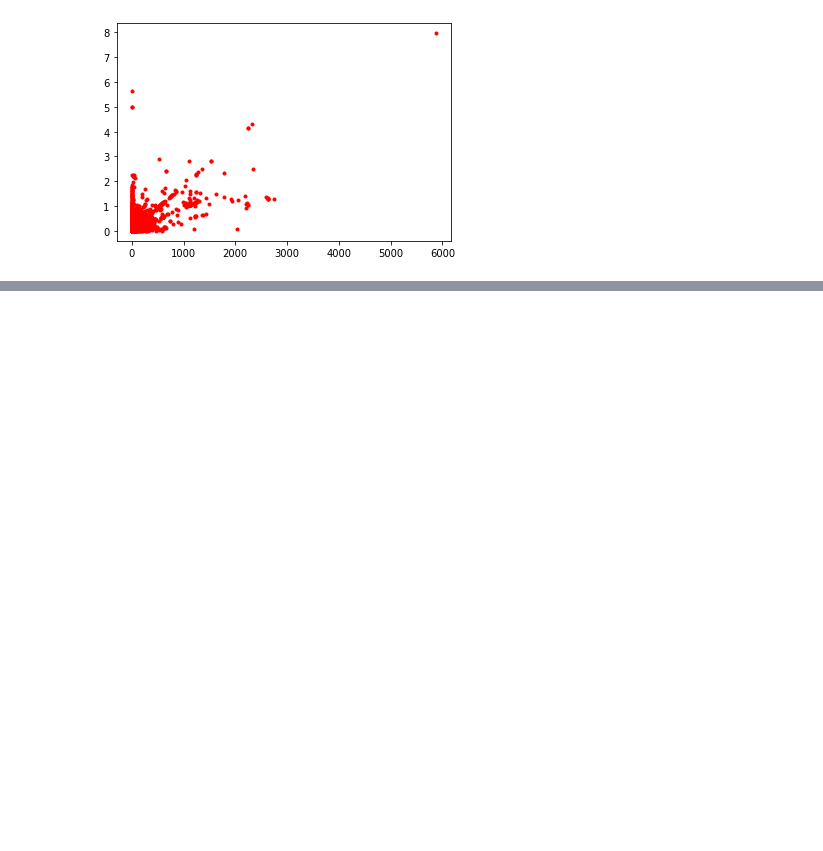
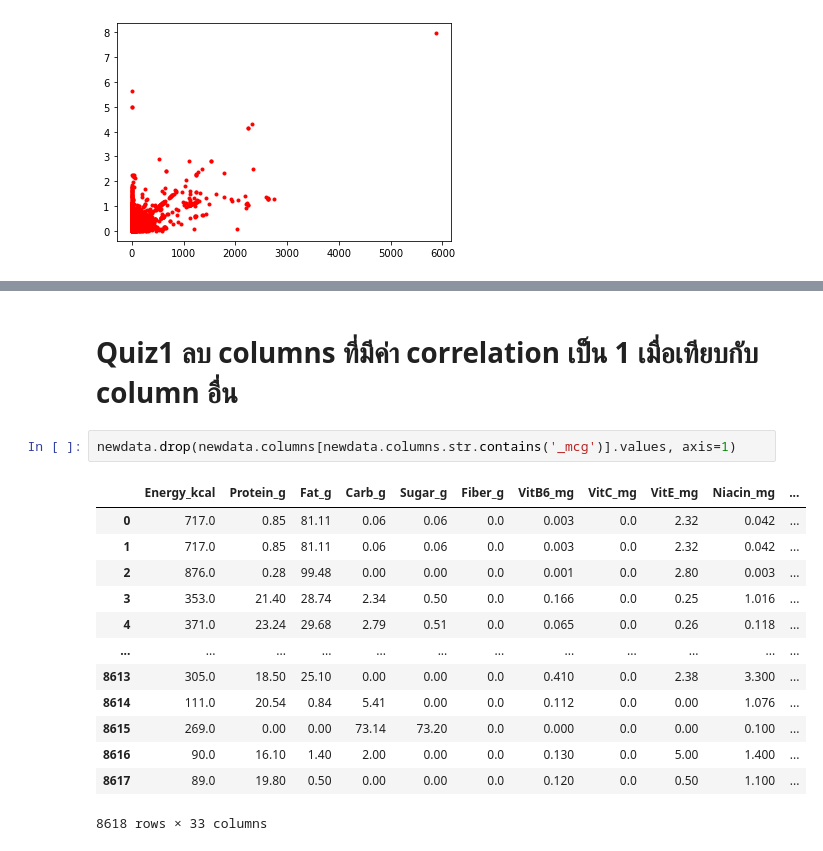
Before and after one commit to SupidchayaTangkidwanich/multivariate, a Jupyter notebook: Chapter3_PCA.ipynb, the cells around one changed output, grey strips where cells are left out. Drawn from its saved outputs; the diff is of its cells as text; blank space fills up the shorter version.

Commit message:
Quiz1

```diff
--- a/Chapter3_PCA.ipynb
+++ b/Chapter3_PCA.ipynb
@@ -397,0 +434,18 @@ plt.plot(newdata.iloc[:,11],newdata.iloc[:,29],'r.')
+# %% [markdown]
+# Quiz1 ลบ columns ที่มีค่า correlation เป็น 1 เมื่อเทียบกับ column อื่น
+# %%
+newdata.drop(newdata.columns[newdata.columns.str.contains('_mcg')].values, axis=1)
+# %% [output]
+|  | Energy_kcal | Protein_g | Fat_g | Carb_g | Sugar_g | Fiber_g | VitB6_mg | VitC_mg | VitE_mg | Niacin_mg | ... |
+| 0 | 717.0 | 0.85 | 81.11 | 0.06 | 0.06 | 0.0 | 0.003 | 0.0 | 2.32 | 0.042 | ... |
+| 1 | 717.0 | 0.85 | 81.11 | 0.06 | 0.06 | 0.0 | 0.003 | 0.0 | 2.32 | 0.042 | ... |
+| 2 | 876.0 | 0.28 | 99.48 | 0.00 | 0.00 | 0.0 | 0.001 | 0.0 | 2.80 | 0.003 | ... |
+| 3 | 353.0 | 21.40 | 28.74 | 2.34 | 0.50 | 0.0 | 0.166 | 0.0 | 0.25 | 1.016 | ... |
+| 4 | 371.0 | 23.24 | 29.68 | 2.79 | 0.51 | 0.0 | 0.065 | 0.0 | 0.26 | 0.118 | ... |
+| ... | ... | ... | ... | ... | ... | ... | ... | ... | ... | ... | ... |
+| 8613 | 305.0 | 18.50 | 25.10 | 0.00 | 0.00 | 0.0 | 0.410 | 0.0 | 2.38 | 3.300 | ... |
+| 8614 | 111.0 | 20.54 | 0.84 | 5.41 | 0.00 | 0.0 | 0.112 | 0.0 | 0.00 | 1.076 | ... |
+| 8615 | 269.0 | 0.00 | 0.00 | 73.14 | 73.20 | 0.0 | 0.000 | 0.0 | 0.00 | 0.100 | ... |
+| 8616 | 90.0 | 16.10 | 1.40 | 2.00 | 0.00 | 0.0 | 0.130 | 0.0 | 5.00 | 1.400 | ... |
+| 8617 | 89.0 | 19.80 | 0.50 | 0.00 | 0.00 | 0.0 | 0.120 | 0.0 | 0.50 | 1.100 | ... |
+8618 rows × 33 columns
```
Also changed, not shown: parts of 7 cells of this notebook.
